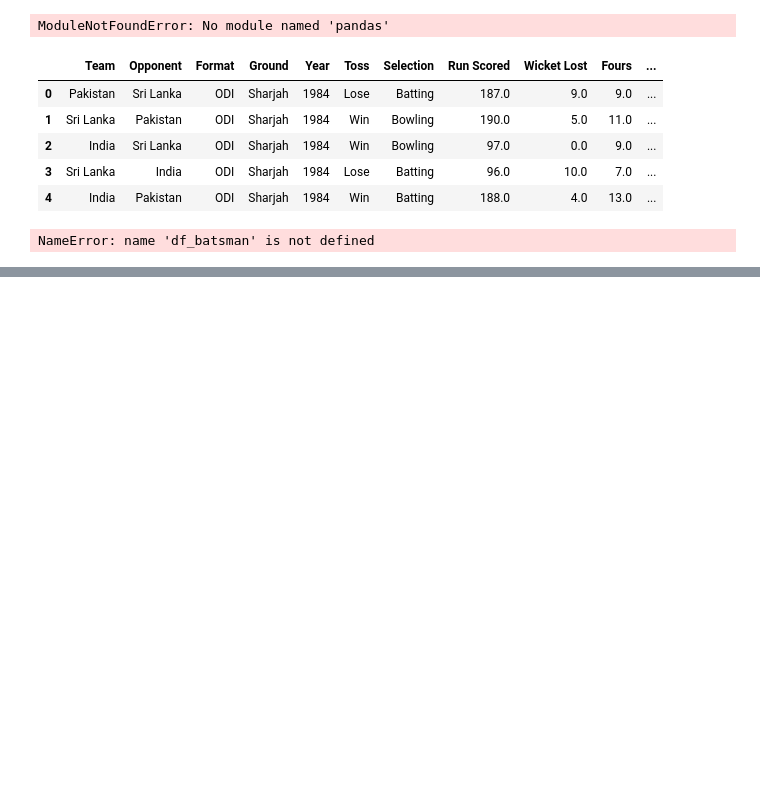
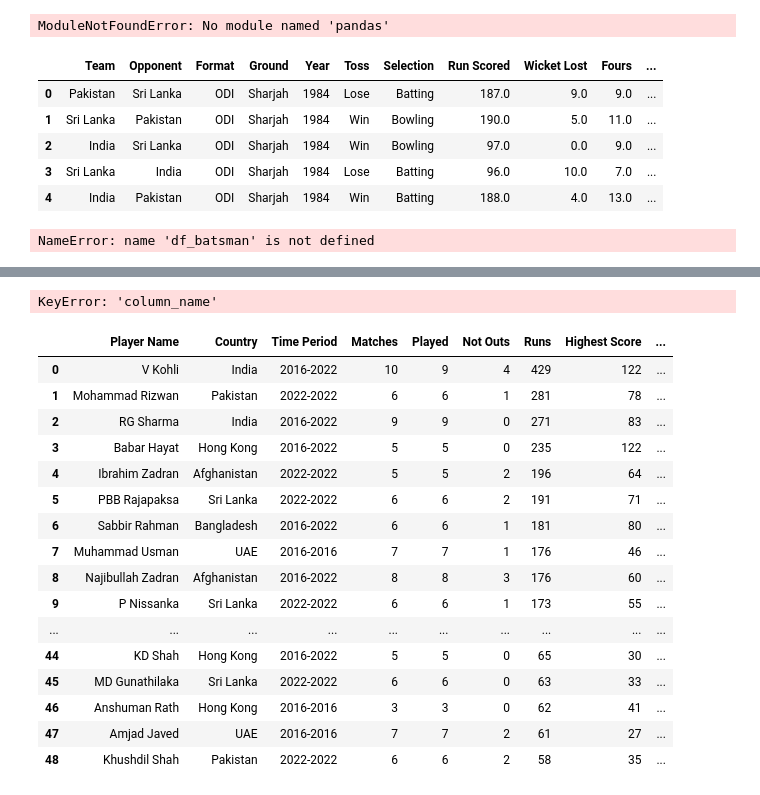
Before and after one commit to adityasingh400/mlproject, a Jupyter notebook: analysis.ipynb, the cells around one changed output, grey strips where cells are left out. Drawn from its saved outputs; the diff is of its cells as text; code cells hidden in the pictures; blank space fills up the shorter version.

```diff
--- a/analysis.ipynb
+++ b/analysis.ipynb
@@ -46,0 +112,5 @@ NameError: name 'df_bat' is not defined
+# %%
+import pandas as pd
+
+df = pd.read_csv('batsman data t20i.csv')
+print(df.head)
@@ -46,0 +135,25 @@ NameError: name 'df_bat' is not defined
+# %%
+df['column_name']
+df[['col1','col2']]
+# %% [output]
+KeyError: 'column_name'
+# %%
+df
+# %% [output]
+|  | Player Name | Country | Time Period | Matches | Played | Not Outs | Runs | Highest Score | ... |
+| 0 | V Kohli | India | 2016-2022 | 10 | 9 | 4 | 429 | 122 | ... |
+| 1 | Mohammad Rizwan | Pakistan | 2022-2022 | 6 | 6 | 1 | 281 | 78 | ... |
+| 2 | RG Sharma | India | 2016-2022 | 9 | 9 | 0 | 271 | 83 | ... |
+| 3 | Babar Hayat | Hong Kong | 2016-2022 | 5 | 5 | 0 | 235 | 122 | ... |
+| 4 | Ibrahim Zadran | Afghanistan | 2022-2022 | 5 | 5 | 2 | 196 | 64 | ... |
+| 5 | PBB Rajapaksa | Sri Lanka | 2022-2022 | 6 | 6 | 2 | 191 | 71 | ... |
+| 6 | Sabbir Rahman | Bangladesh | 2016-2022 | 6 | 6 | 1 | 181 | 80 | ... |
+| 7 | Muhammad Usman | UAE | 2016-2016 | 7 | 7 | 1 | 176 | 46 | ... |
+| 8 | Najibullah Zadran | Afghanistan | 2016-2022 | 8 | 8 | 3 | 176 | 60 | ... |
+| 9 | P Nissanka | Sri Lanka | 2022-2022 | 6 | 6 | 1 | 173 | 55 | ... |
+| ... | ... | ... | ... | ... | ... | ... | ... | ... | ... |
+| 44 | KD Shah | Hong Kong | 2016-2022 | 5 | 5 | 0 | 65 | 30 | ... |
+| 45 | MD Gunathilaka | Sri Lanka | 2022-2022 | 6 | 6 | 0 | 63 | 33 | ... |
+| 46 | Anshuman Rath | Hong Kong | 2016-2016 | 3 | 3 | 0 | 62 | 41 | ... |
+| 47 | Amjad Javed | UAE | 2016-2016 | 7 | 7 | 2 | 61 | 27 | ... |
+| 48 | Khushdil Shah | Pakistan | 2022-2022 | 6 | 6 | 2 | 58 | 35 | ... |
```
Also changed, not shown: parts of 9 cells of this notebook, 3 other files.
